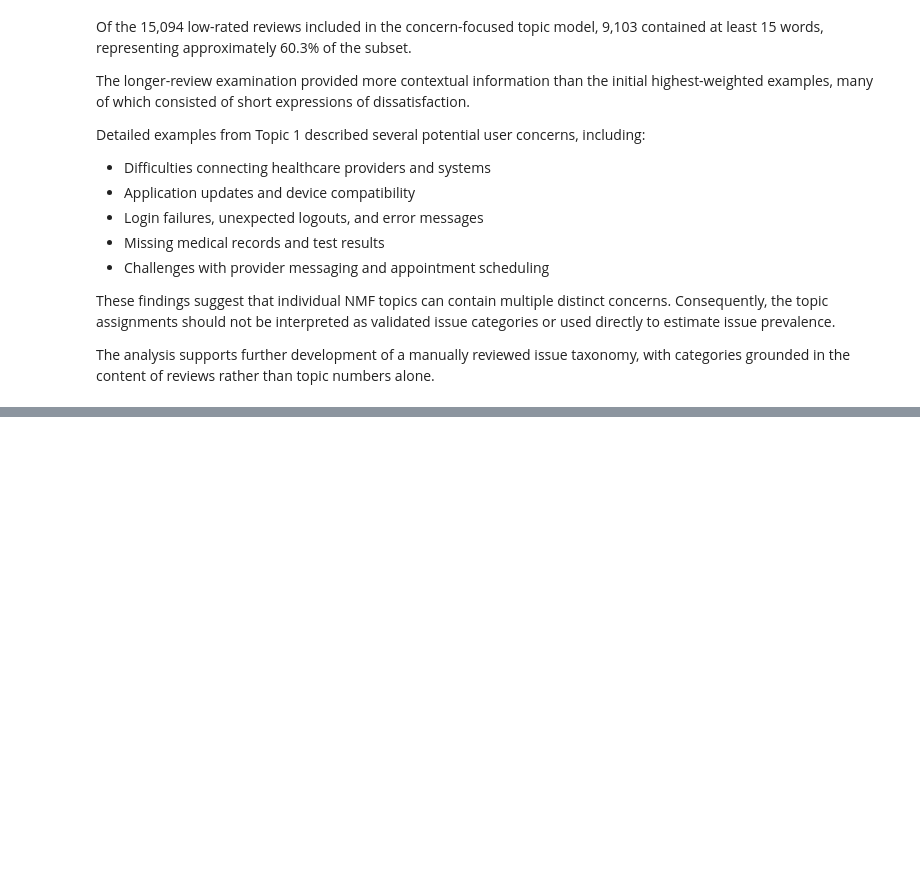
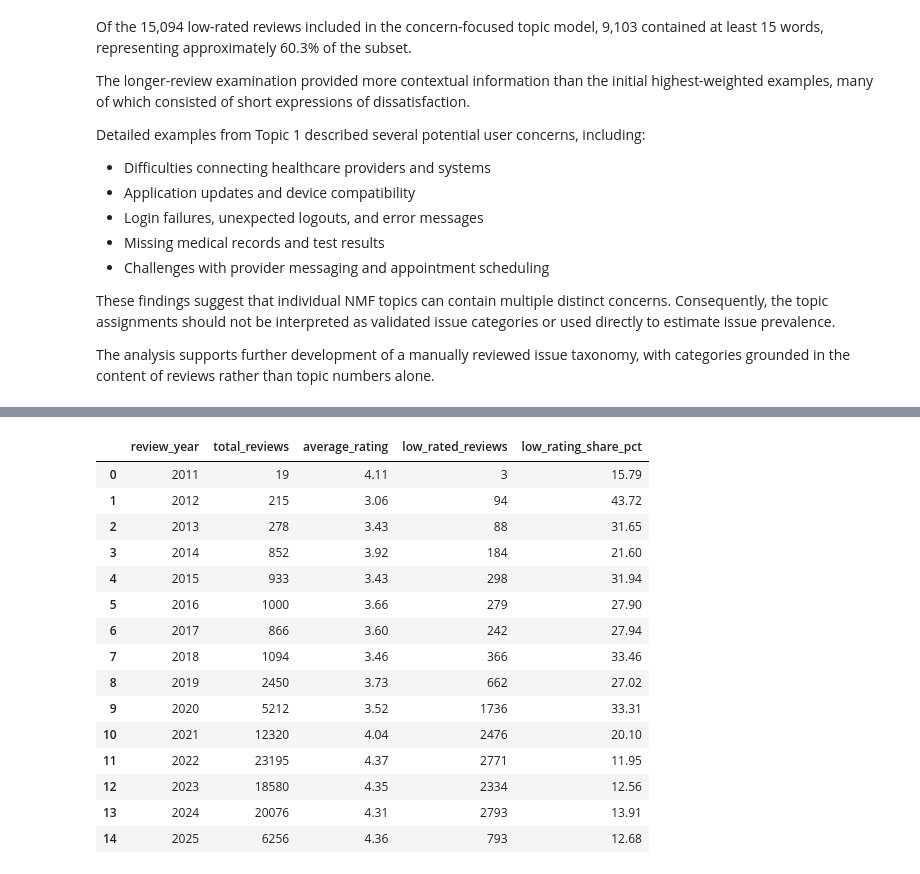
Before and after one commit to sahaiml149/HealthTrust-Watch, a Jupyter notebook: notebooks/ProjectphaseII.ipynb, the cells around one changed output, grey strips where cells are left out. Saved outputs shown, nothing was run; the diff lists cells and outputs as text; code cells hidden in the pictures; blank space fills up the shorter version.

```diff
--- a/notebooks/ProjectphaseII.ipynb
+++ b/notebooks/ProjectphaseII.ipynb
@@ -1185,0 +1199,58 @@ The analysis supports further development of a manually reviewed issue taxonomy,
+# %%
+
+# Prepare temporal variables
+mychart_clean["review_year"] = mychart_clean["at"].dt.year
+
+mychart_clean["is_low_rating"] = (
+    mychart_clean["score"].isin([1, 2])
+)
+
+# Calculate yearly statistics
+yearly_summary = (
+    mychart_clean
+    .groupby("review_year")
+    .agg(
+        total_reviews=("score", "size"),
+        average_rating=("score", "mean"),
+        low_rated_reviews=("is_low_rating", "sum"),
+        low_rating_share=("is_low_rating", "mean")
+    )
+    .reset_index()
+)
+
+yearly_summary["average_rating"] = (
+    yearly_summary["average_rating"].round(2)
+)
+
+yearly_summary["low_rating_share_pct"] = (
+    yearly_summary["low_rating_share"] * 100
+).round(2)
+
+display(
+    yearly_summary[
+        [
+            "review_year",
+            "total_reviews",
+            "average_rating",
+            "low_rated_reviews",
+            "low_rating_share_pct"
+        ]
+    ]
+)
+# %% [output]
+|  | review_year | total_reviews | average_rating | low_rated_reviews | low_rating_share_pct |
+| 0 | 2011 | 19 | 4.11 | 3 | 15.79 |
+| 1 | 2012 | 215 | 3.06 | 94 | 43.72 |
+| 2 | 2013 | 278 | 3.43 | 88 | 31.65 |
+| 3 | 2014 | 852 | 3.92 | 184 | 21.60 |
+| 4 | 2015 | 933 | 3.43 | 298 | 31.94 |
+| 5 | 2016 | 1000 | 3.66 | 279 | 27.90 |
+| 6 | 2017 | 866 | 3.60 | 242 | 27.94 |
+| 7 | 2018 | 1094 | 3.46 | 366 | 33.46 |
+| 8 | 2019 | 2450 | 3.73 | 662 | 27.02 |
+| 9 | 2020 | 5212 | 3.52 | 1736 | 33.31 |
+| 10 | 2021 | 12320 | 4.04 | 2476 | 20.10 |
+| 11 | 2022 | 23195 | 4.37 | 2771 | 11.95 |
+| 12 | 2023 | 18580 | 4.35 | 2334 | 12.56 |
+| 13 | 2024 | 20076 | 4.31 | 2793 | 13.91 |
+| 14 | 2025 | 6256 | 4.36 | 793 | 12.68 |
```
Also changed, not shown: parts of 10 cells of this notebook.
